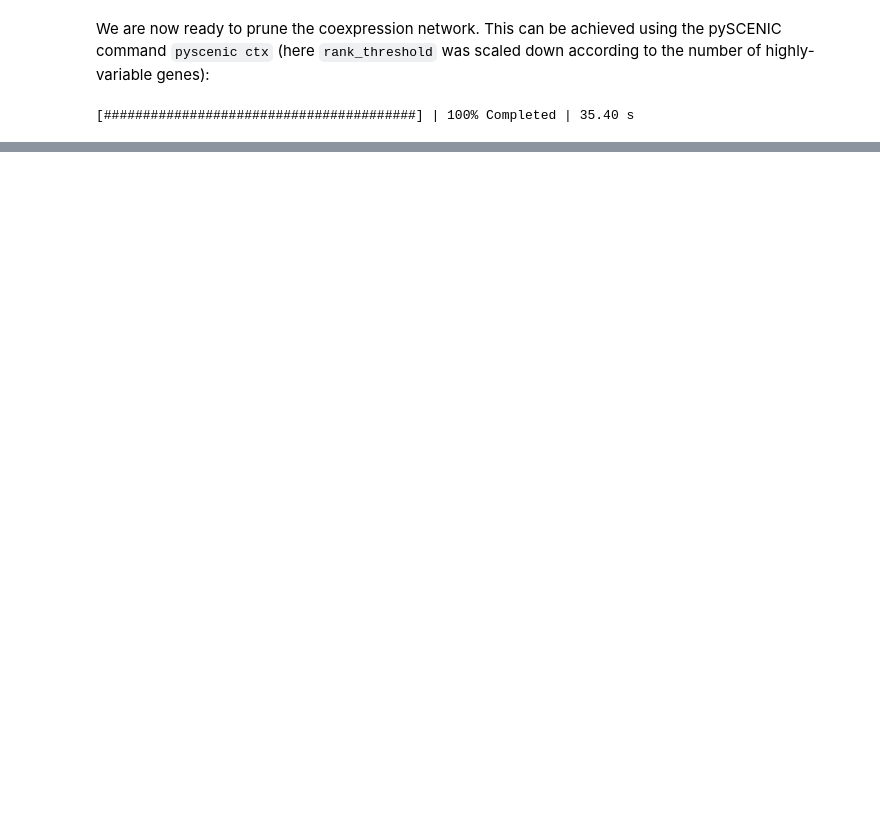
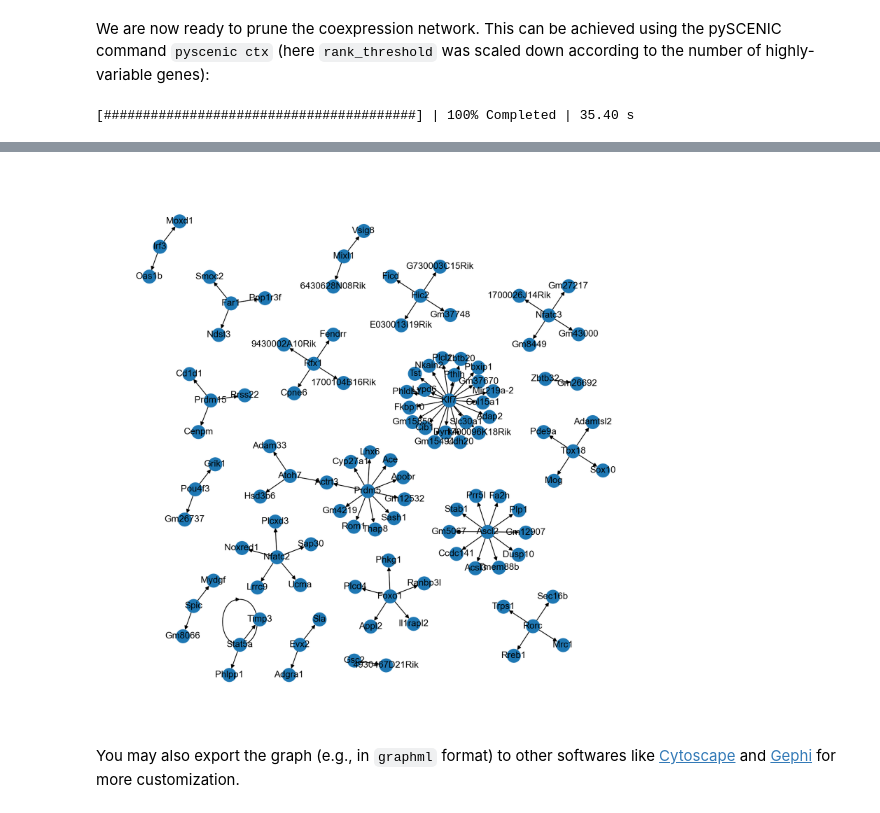
Before and after one commit to janursa/grn_benchmark, a Jupyter notebook: notebooks/multiomics/scglue/reginf.ipynb, the cells around one changed output, grey strips where cells are left out. Cells and saved outputs as stored; diff of their text form; code cells hidden in the pictures; blank space fills up the shorter version.

```diff
--- a/notebooks/multiomics/scglue/reginf.ipynb
+++ b/notebooks/multiomics/scglue/reginf.ipynb
@@ -481,0 +389,2 @@ We are now ready to prune the coexpression network. This can be achieved using t
+# %%
+grn = scglue.genomics.read_ctx_grn("pruned_grn.csv")
@@ -481,0 +397,7 @@ We are now ready to prune the coexpression network. This can be achieved using t
+# %%
+rcParams['figure.figsize'] = (10, 10)
+nx.draw(grn, graphviz_layout(grn), with_labels=True)
+# %% [output]
+[figure, added]
+# %% [markdown]
+You may also export the graph (e.g., in `graphml` format) to other softwares like [Cytoscape](https://cytoscape.org/) and [Gephi](https://gephi.org/) for more customization.
```
Also changed, not shown: parts of 27 cells of this notebook, 13 other files.
